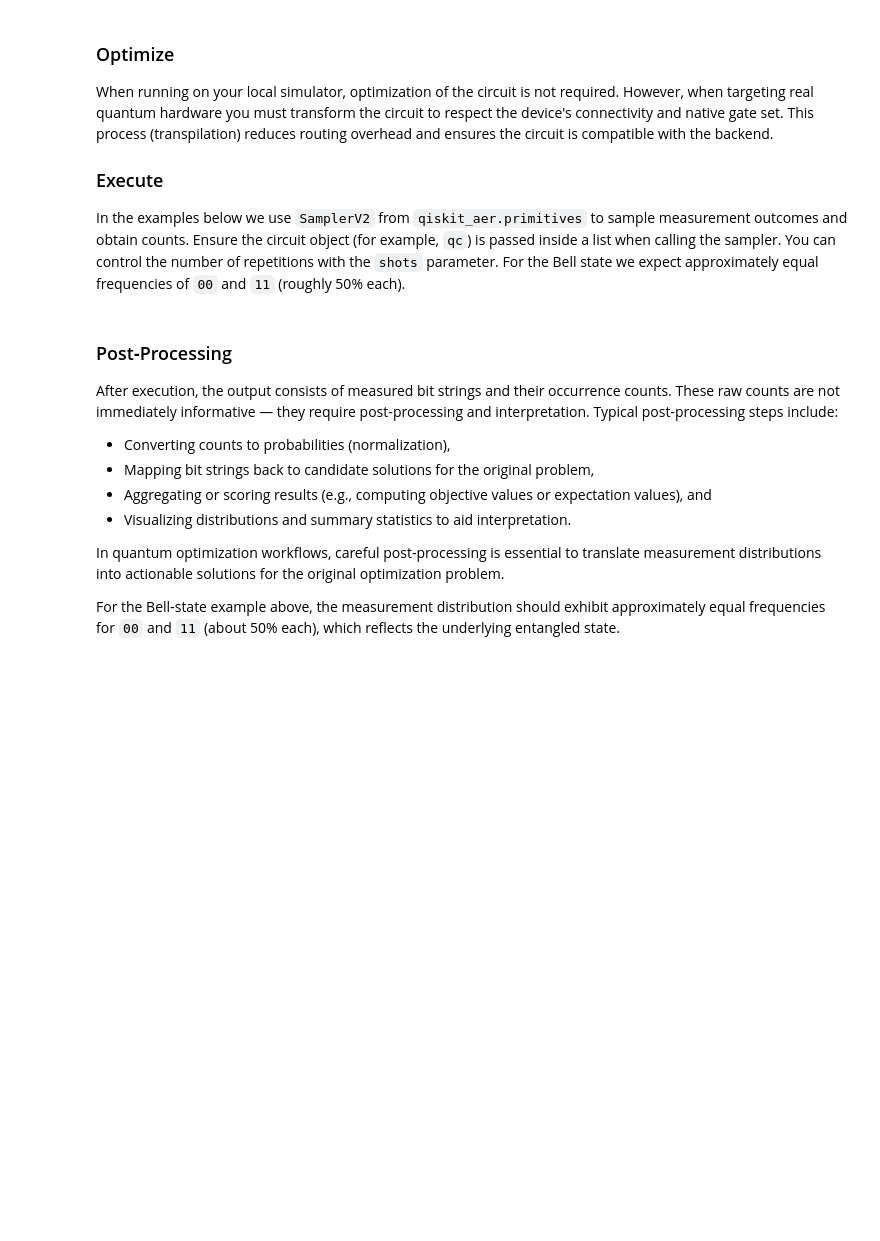
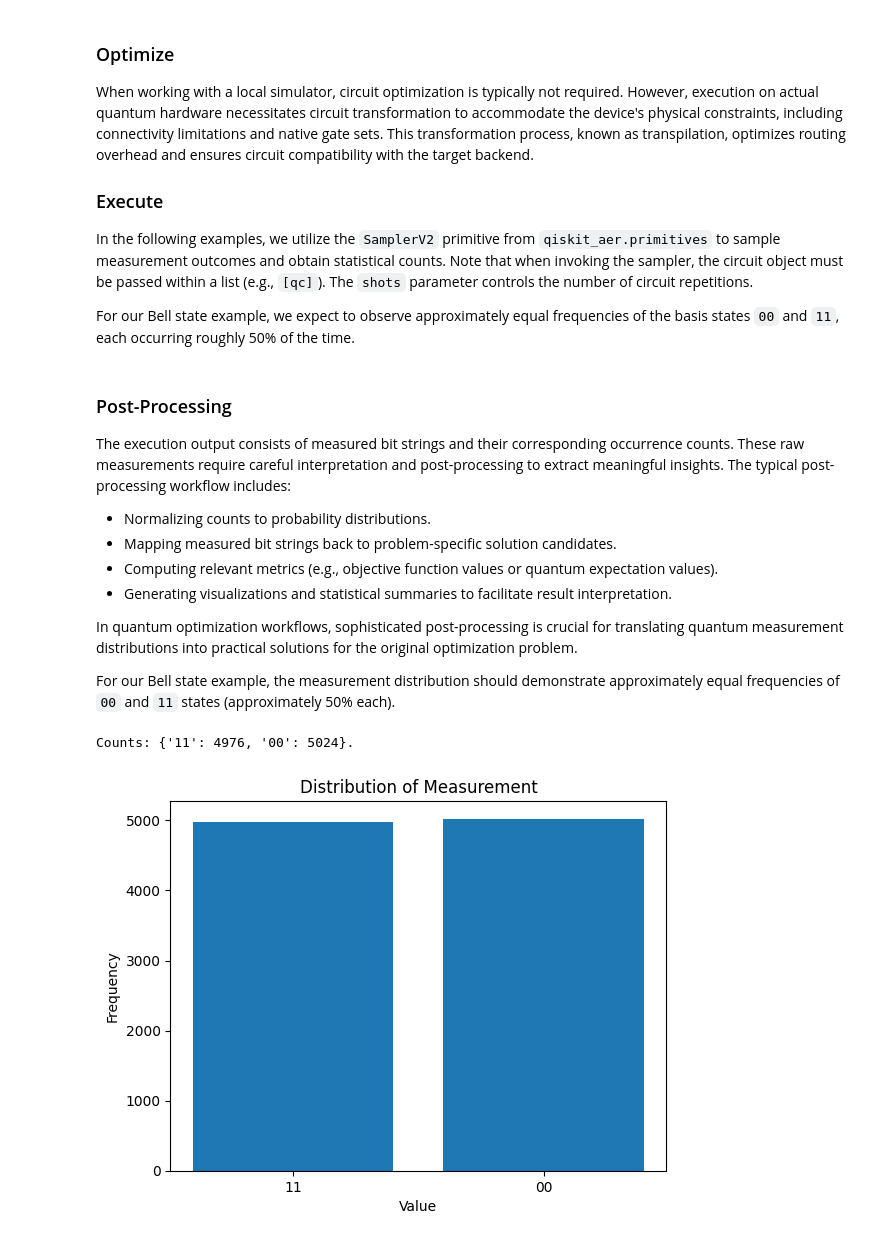
Before and after one commit to Luxque/Quantum-Computing-in-Design-Optimization, a Jupyter notebook: notebooks/basics.ipynb, the cells around one changed output. Cells and saved outputs as stored; diff of their text form; code cells hidden in the pictures; blank space fills up the shorter version.

```diff
--- a/notebooks/basics.ipynb
+++ b/notebooks/basics.ipynb
@@ -56,22 +72,23 @@ qc.draw()
 # %% [markdown]
 ### Optimize
 
-When running on your local simulator, optimization of the circuit is not required.
-However, when targeting real quantum hardware you must transform the circuit to respect the device's connectivity and native gate set.
-This process (transpilation) reduces routing overhead and ensures the circuit is compatible with the backend.
+When working with a local simulator, circuit optimization is typically not required.
+However, execution on actual quantum hardware necessitates circuit transformation to accommodate the device's physical constraints, including connectivity limitations and native gate sets.
+This transformation process, known as transpilation, optimizes routing overhead and ensures circuit compatibility with the target backend.
 
 ### Execute
 
-In the examples below we use `SamplerV2` from `qiskit_aer.primitives` to sample measurement outcomes and obtain counts.
-Ensure the circuit object (for example, `qc`) is passed inside a list when calling the sampler.
-You can control the number of repetitions with the `shots` parameter.
-For the Bell state we expect approximately equal frequencies of `00` and `11` (roughly 50% each).
+In the following examples, we utilize the `SamplerV2` primitive from `qiskit_aer.primitives` to sample measurement outcomes and obtain statistical counts.
+Note that when invoking the sampler, the circuit object must be passed within a list (e.g., `[qc]`).
+The `shots` parameter controls the number of circuit repetitions.
+
+For our Bell state example, we expect to observe approximately equal frequencies of the basis states `00` and `11`, each occurring roughly 50% of the time.
 # %%
-from qiskit_aer.primitives import SamplerV2
+from qiskit_aer.primitives import SamplerV2 as Sampler
 
 # Get the sampler and run the circuit.
 
-sampler = SamplerV2()
+sampler = Sampler()
 job = sampler.run([qc], shots=10_000)
 
 # Retrieve results from the sampler.
@@ -79,19 +96,36 @@ job = sampler.run([qc], shots=10_000)
 result = job.result()
 counts = result[0].data.meas.get_counts()
 # %% [markdown]
-### Post‑Processing
+### Post-Processing
 
-After execution, the output consists of measured bit strings and their occurrence counts. These raw counts are not immediately informative — they require post‑processing and interpretation. Typical post‑processing steps include:
-* Converting counts to probabilities (normalization),
-* Mapping bit strings back to candidate solutions for the original problem,
-* Aggregating or scoring results (e.g., computing objective values or expectation values), and
-* Visualizing distributions and summary statistics to aid interpretation.
+The execution output consists of measured bit strings and their corresponding occurrence counts.
+These raw measurements require careful interpretation and post-processing to extract meaningful insights.
+The typical post-processing workflow includes:
+* Normalizing counts to probability distributions.
+* Mapping measured bit strings back to problem-specific solution candidates.
+* Computing relevant metrics (e.g., objective function values or quantum expectation values).
+* Generating visualizations and statistical summaries to facilitate result interpretation.
 
-In quantum optimization workflows, careful post‑processing is essential to translate measurement distributions into actionable solutions for the original optimization problem.
+In quantum optimization workflows, sophisticated post-processing is crucial for translating quantum measurement distributions into practical solutions for the original optimization problem.
 
-For the Bell‑state example above, the measurement distribution should exhibit approximately equal frequencies for `00` and `11` (about 50% each), which reflects the underlying entangled state.
+For our Bell state example, the measurement distribution should demonstrate approximately equal frequencies of `00` and `11` states (approximately 50% each).
 # %%
-print(counts)
+# Print the counts as Python dictionary form.
+
+print(f"Counts: {counts}.")
+
+# Plot the distribution on a histogram.
+
+import matplotlib.pyplot as plt
+
+plt.bar(counts.keys(), counts.values())
+plt.xlabel("Value")
+plt.ylabel("Frequency")
+plt.title("Distribution of Measurement")
+plt.show()
+# %% [output]
+Counts: {'11': 4976, '00': 5024}.
+[figure, added]
 # %% [markdown]
 ## Qiskit Quantum Backend
 
```
Also changed, not shown: parts of 14 cells of this notebook.
